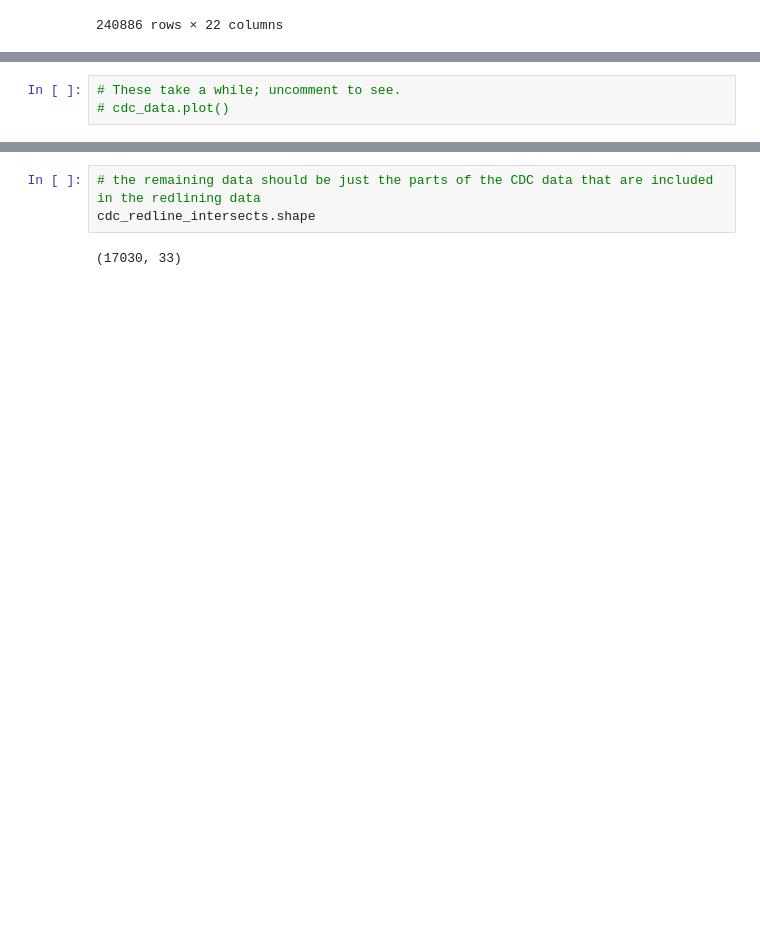
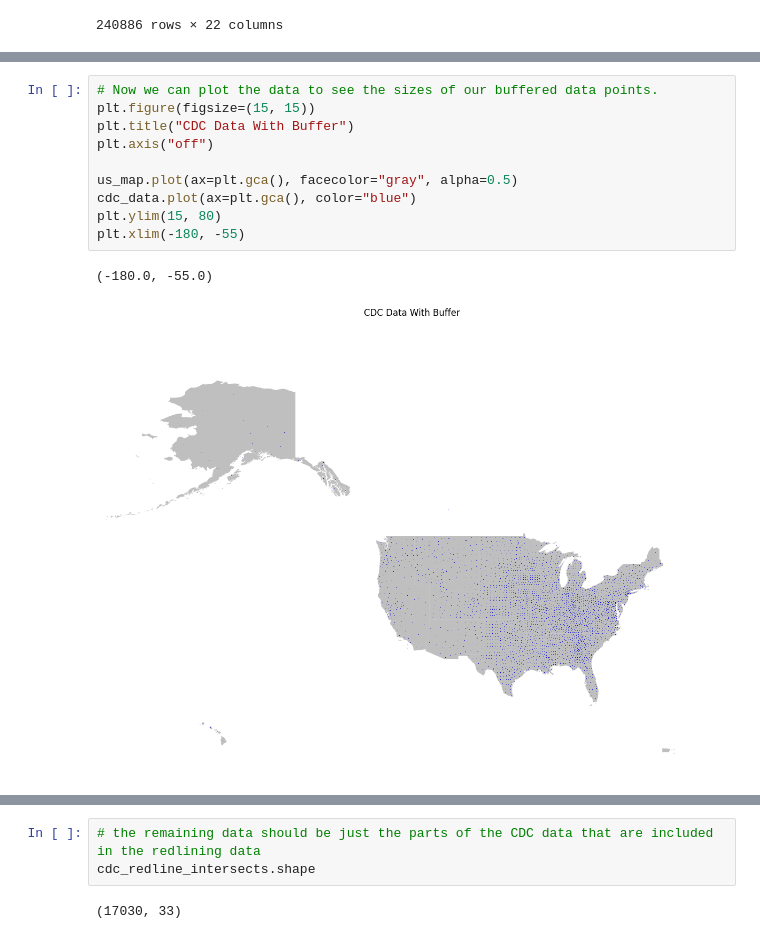
Before and after one commit to GitHusbando/BerkeleyExtension_AIAssignment_FinalProject, a Jupyter notebook: final_project.ipynb, the cells around one changed output, grey strips where cells are left out. Saved outputs shown, nothing was run; the diff lists cells and outputs as text; blank space fills up the shorter version.

```diff
--- a/final_project.ipynb
+++ b/final_project.ipynb
@@ -106,8 +157,18 @@ redline_data = redline_data.to_crs(cdc_data.crs)
 cdc_data = cdc_data.to_crs(crs=3857)
 cdc_data["geometry"] = cdc_data.buffer(1000.0) # The bigger the number, the less precise, but also more data we get, I think.
 cdc_data = cdc_data.to_crs(redline_data.crs)
-# %%
-# These take a while; uncomment to see.
-# cdc_data.plot()
+# %%
+# Now we can plot the data to see the sizes of our buffered data points.
+plt.figure(figsize=(15, 15))
+plt.title("CDC Data With Buffer")
+plt.axis("off")
+
+us_map.plot(ax=plt.gca(), facecolor="gray", alpha=0.5)
+cdc_data.plot(ax=plt.gca(), color="blue")
+plt.ylim(15, 80)
+plt.xlim(-180, -55)
+# %% [output]
+(-180.0, -55.0)
+[figure, added]
 # %%
 # check whether each point in the CDC data falls into the redlining geometry
```
Also changed, not shown: parts of 52 cells of this notebook.
